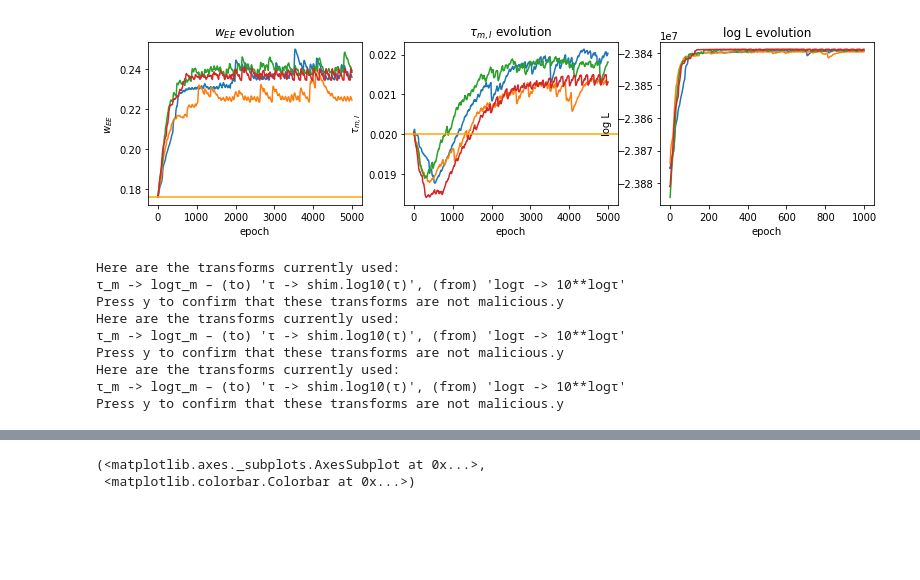
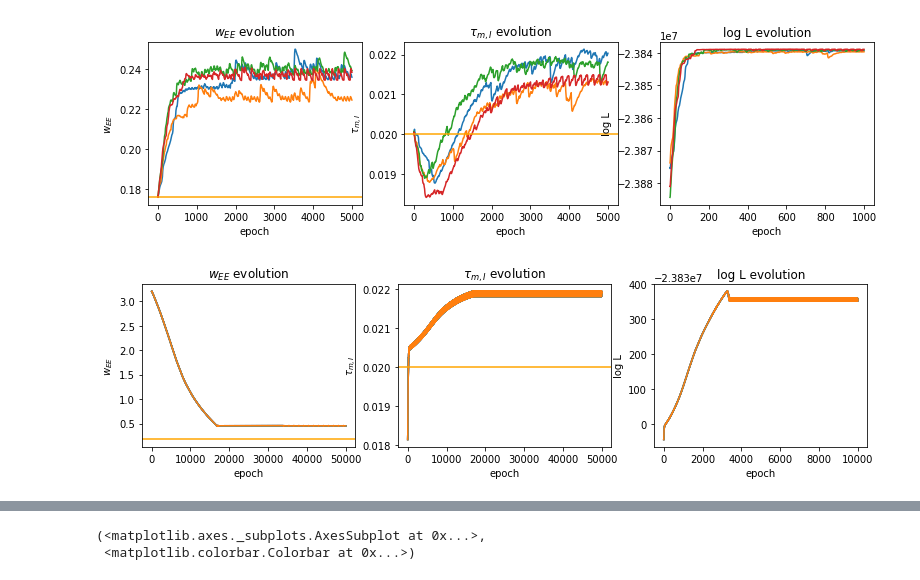
Before and after one commit to mackelab/mesoGIF, a Jupyter notebook: Fits.ipynb, the cells around one changed output, grey strips where cells are left out. Cells and saved outputs as stored; diff of their text form; code cells hidden in the pictures; blank space fills up the shorter version.

```diff
--- a/Fits.ipynb
+++ b/Fits.ipynb
@@ -114,5 +123,5 @@ keys = [Key(*t) for t in keytuples]
 # %%
-sgds = {key: gd.SGD(mfmodelT.loglikelihood, mfmodelT, 'adam',
-                    sgd_file = basedir + "fit_8s_{}lr_{:0>3}batch_{:0>3}seed.sir"
-                                         .format(str(key.lr)[2:], key.batch, key.seed))
-        for key in keys}
+sgds_initgt = {key: gd.SGD(mfmodelT.loglikelihood, mfmodelT, 'adam',
+                           sgd_file = basedir + "fit_8s_{}lr_{:0>3}batch_{:0>3}seed.sir"
+                                               .format(str(key.lr)[2:], key.batch, key.seed))
+        for key in keys_initgt}
@@ -119,5 +141,5 @@ sgds = {key: gd.SGD(mfmodelT.loglikelihood, mfmodelT, 'adam',
 # %%
-def plot_evol(lr, batch):
+def plot_evol(sgds, lr, batch):
     plt.figure(figsize=(13, 3))
 
     plt.subplot(1,3,1)
@@ -189,20 +211,14 @@ plt.xlim((0, 1))
 plot_evol(0.0005, 100)
 # %% [output]
 [figure]
+# %%
+plot_evol(sgds_initrnd, 0.0005, 100)
+# %% [output]
+[figure, added]
 # %%
 logL = HeatMap.from_raw(io.loadraw("data/short_adap/fsgif_sin-input_8s_likelihood_theano.sir"))
 logL.set_floor(logL.max()-100)
 # %%
-for key, sgd in sgds.items():
+for key, sgd in sgds_initrnd.items():
     if key.lr == 0.0005:
-        sgd.verify_transforms()
+        sgd.verify_transforms(trust_automatically=True)
-# %% [output]
-Here are the transforms currently used:
-τ_m -> logτ_m – (to) 'τ -> shim.log10(τ)', (from) 'logτ -> 10**logτ'
-Press y to confirm that these transforms are not malicious.y
-Here are the transforms currently used:
-τ_m -> logτ_m – (to) 'τ -> shim.log10(τ)', (from) 'logτ -> 10**logτ'
-Press y to confirm that these transforms are not malicious.y
-Here are the transforms currently used:
-τ_m -> logτ_m – (to) 'τ -> shim.log10(τ)', (from) 'logτ -> 10**logτ'
-Press y to confirm that these transforms are not malicious.y
```
Also changed, not shown: parts of 12 cells of this notebook, 4 other files.
